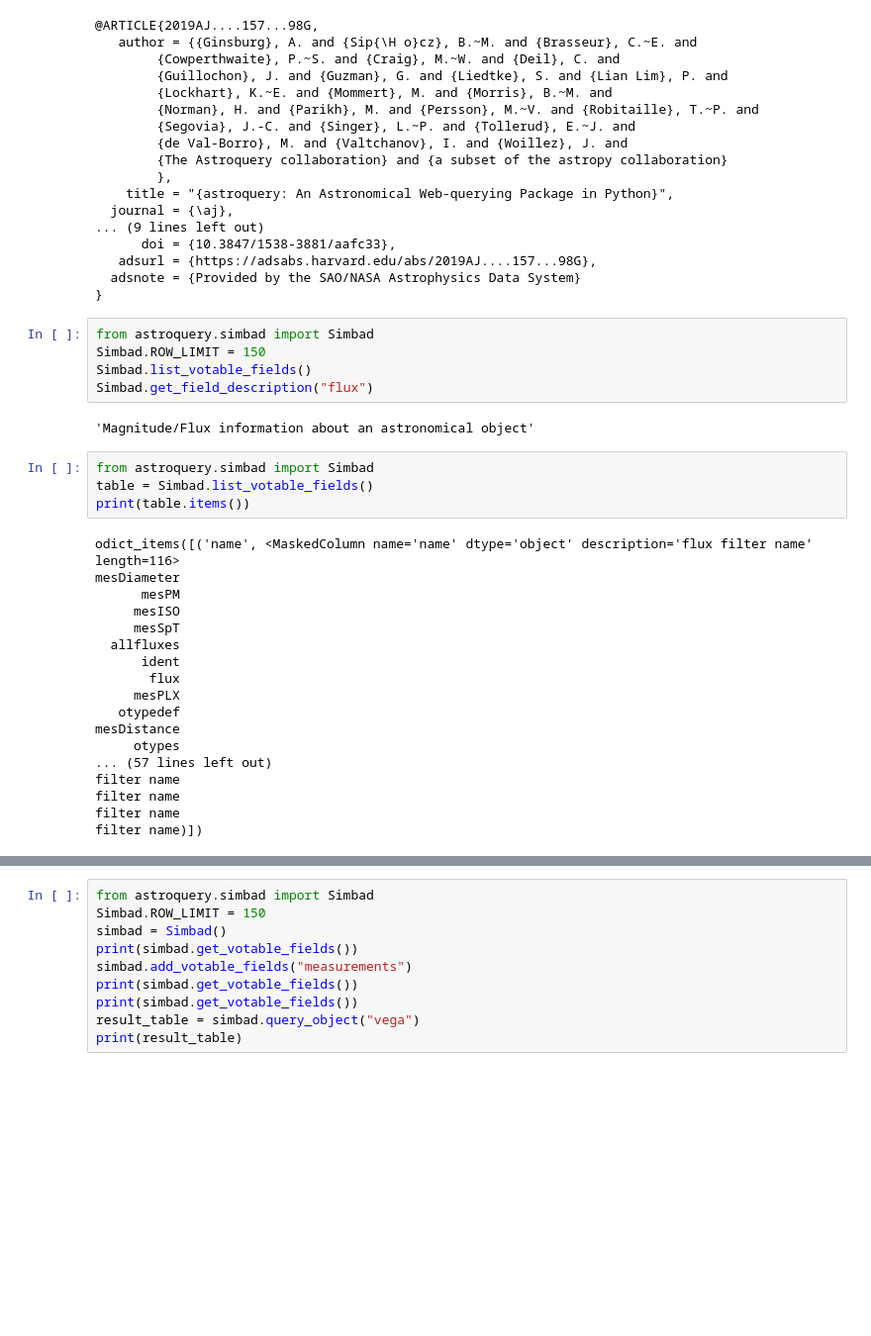
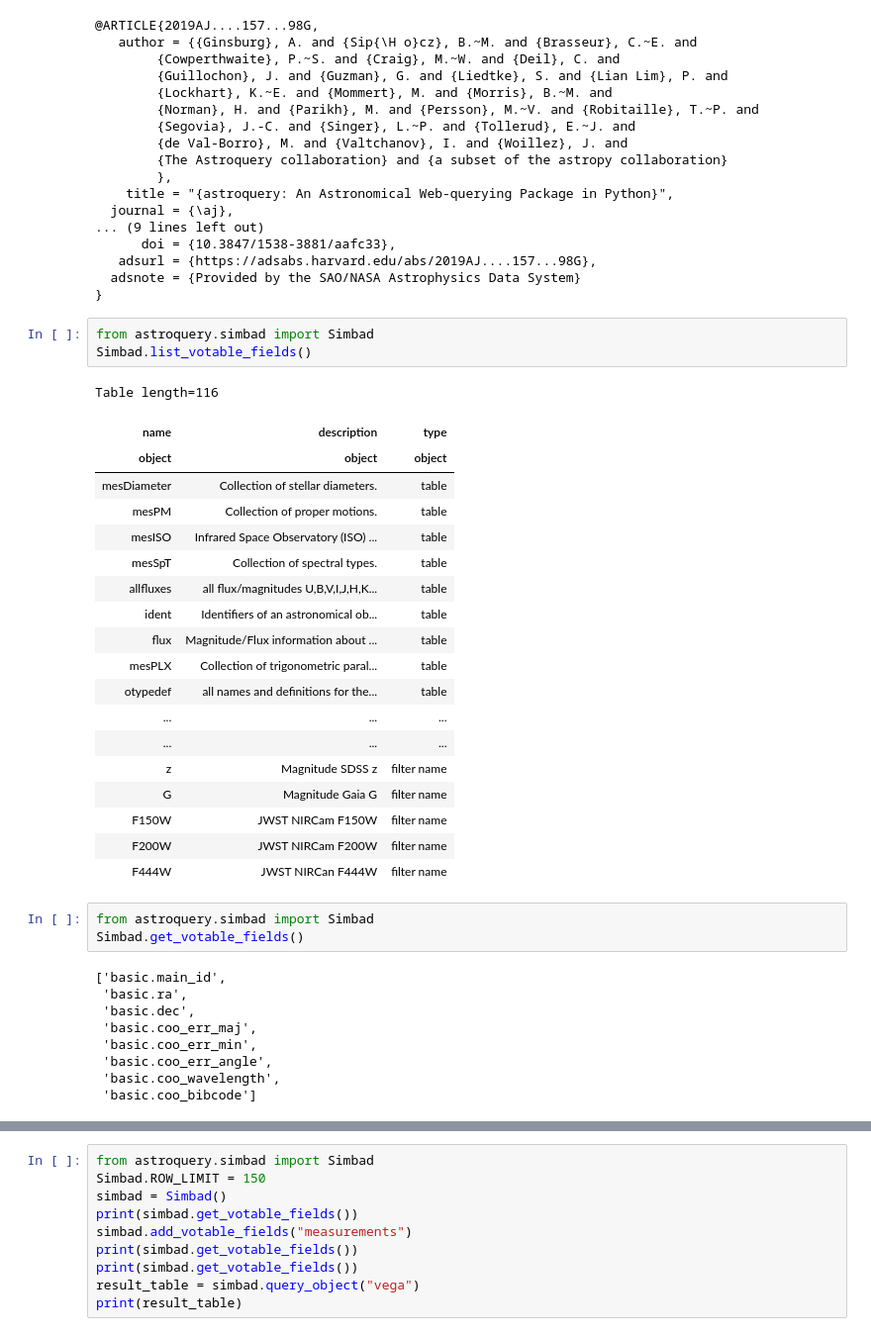
Before and after one commit to vrrmontes/prueba, a Jupyter notebook: simbad.ipynb, the cells around one changed output, grey strips where cells are left out. Shown at 99% size. Saved outputs shown, nothing was run; the diff lists cells and outputs as text; blank space fills up the shorter version.

```diff
--- a/simbad.ipynb
+++ b/simbad.ipynb
@@ -64,30 +64,36 @@ print(astroquery.__citation__)
 }
 # %%
 from astroquery.simbad import Simbad
-Simbad.ROW_LIMIT = 150
 Simbad.list_votable_fields()
-Simbad.get_field_description("flux")
 # %% [output]
-'Magnitude/Flux information about an astronomical object'
+Table length=116
+| name | description | type |
+| object | object | object |
+| mesDiameter | Collection of stellar diameters. | table |
+| mesPM | Collection of proper motions. | table |
+| mesISO | Infrared Space Observatory (ISO) ... | table |
+| mesSpT | Collection of spectral types. | table |
+| allfluxes | all flux/magnitudes U,B,V,I,J,H,K... | table |
+| ident | Identifiers of an astronomical ob... | table |
+| flux | Magnitude/Flux information about ... | table |
+| mesPLX | Collection of trigonometric paral... | table |
+| otypedef | all names and definitions for the... | table |
+| ... | ... | ... |
+| ... | ... | ... |
+| z | Magnitude SDSS z | filter name |
+| G | Magnitude Gaia G | filter name |
+| F150W | JWST NIRCam F150W | filter name |
+| F200W | JWST NIRCam F200W | filter name |
+| F444W | JWST NIRCan F444W | filter name |
 # %%
 from astroquery.simbad import Simbad
-table = Simbad.list_votable_fields()
-print(table.items())
+Simbad.get_votable_fields()
 # %% [output]
-odict_items([('name', <MaskedColumn name='name' dtype='object' description='flux filter name' length=116>
-mesDiameter
-      mesPM
-     mesISO
-     mesSpT
-  allfluxes
-      ident
-       flux
-     mesPLX
-   otypedef
-mesDistance
-     otypes
-... (57 lines left out)
-filter name
-filter name
-filter name
-filter name)])
+['basic.main_id',
+ 'basic.ra',
+ 'basic.dec',
+ 'basic.coo_err_maj',
+ 'basic.coo_err_min',
+ 'basic.coo_err_angle',
+ 'basic.coo_wavelength',
+ 'basic.coo_bibcode']
```
Also changed, not shown: parts of 2 cells of this notebook.
